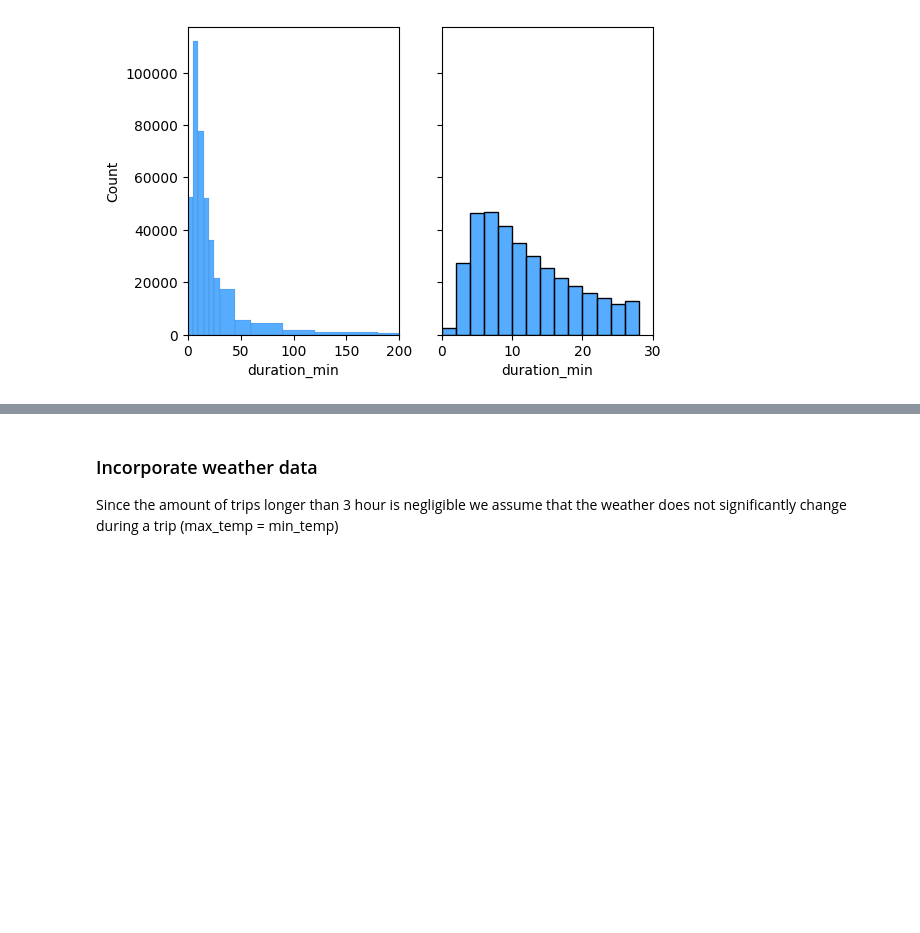
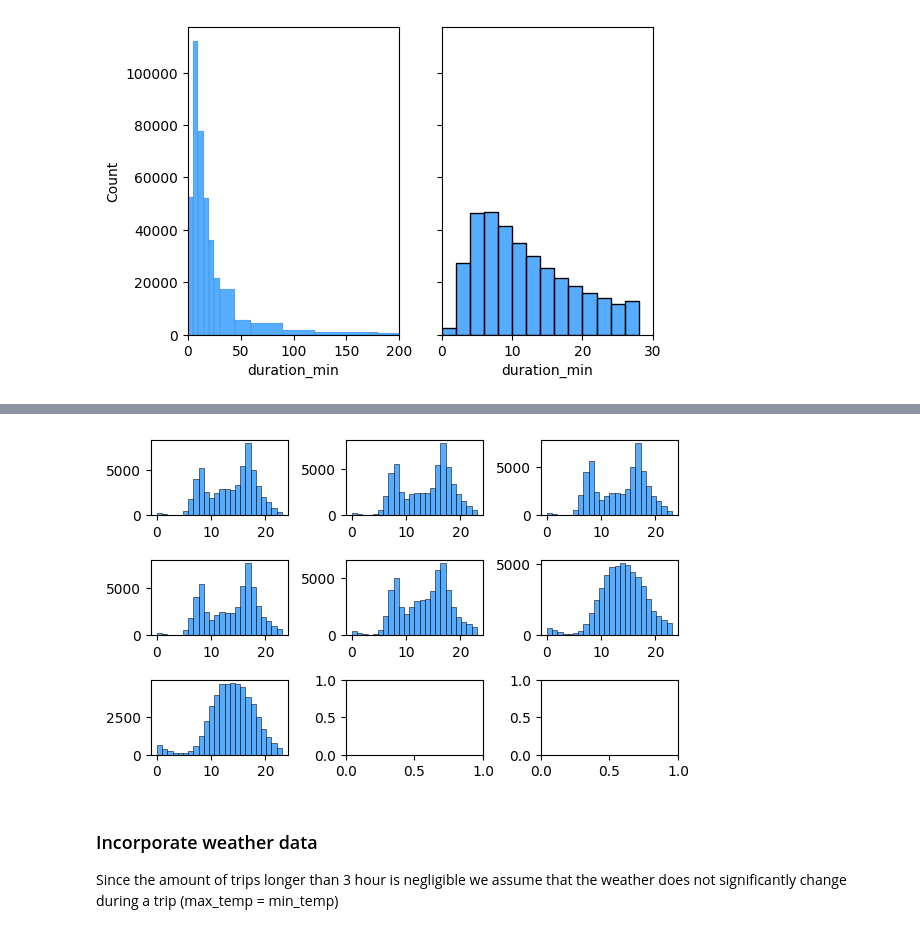
Before and after one commit to agruenb/AA-2022-TEAM-11, a Jupyter notebook: temporal_analysis.ipynb, the cells around one changed output, grey strips where cells are left out. Cells and saved outputs as stored; diff of their text form; code cells hidden in the pictures; blank space fills up the shorter version.

```diff
--- a/temporal_analysis.ipynb
+++ b/temporal_analysis.ipynb
@@ -76,3 +83,21 @@ sns.jointplot(data=bike_data, x="start_hour", y="duration_min", kind="hist", bin
+# %%
+f, axes = plt.subplots(3, 3)
+charts = list()
+plt.tight_layout()
+plt.xlabel("")
+charts.append(sns.histplot(data=bike_data[bike_data["start_weekday"] == 0], x="start_hour", color="dodgerblue", bins= 24, ax=axes[0,0]))
+charts.append(sns.histplot(data=bike_data[bike_data["start_weekday"] == 1], x="start_hour", color="dodgerblue", bins= 24, ax=axes[0,1]))
+charts.append(sns.histplot(data=bike_data[bike_data["start_weekday"] == 2], x="start_hour", color="dodgerblue", bins= 24, ax=axes[0,2]))
+charts.append(sns.histplot(data=bike_data[bike_data["start_weekday"] == 3], x="start_hour", color="dodgerblue", bins= 24, ax=axes[1,0]))
+charts.append(sns.histplot(data=bike_data[bike_data["start_weekday"] == 4], x="start_hour", color="dodgerblue", bins= 24, ax=axes[1,1]))
+charts.append(sns.histplot(data=bike_data[bike_data["start_weekday"] == 5], x="start_hour", color="dodgerblue", bins= 24, ax=axes[1,2]))
+charts.append(sns.histplot(data=bike_data[bike_data["start_weekday"] == 6], x="start_hour", color="dodgerblue", bins= 24, ax=axes[2,0]))
+
+for chart in charts:
+    chart.set(xlabel=None, ylabel=None)
+plt.show()
+# %% [output]
+[figure, added]
 # %% [markdown]
 ### Incorporate weather data
 
```
Also changed, not shown: parts of 7 cells of this notebook.
